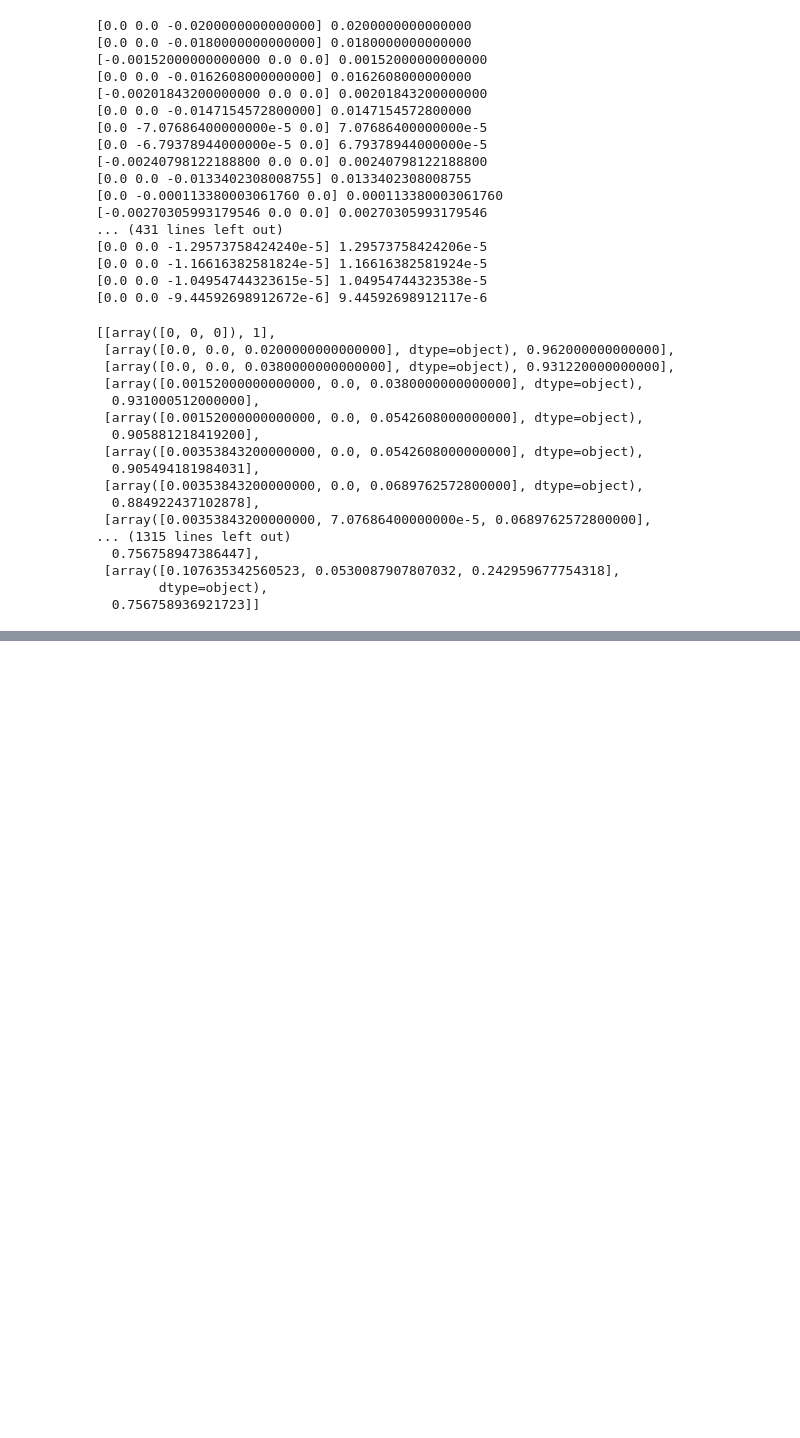
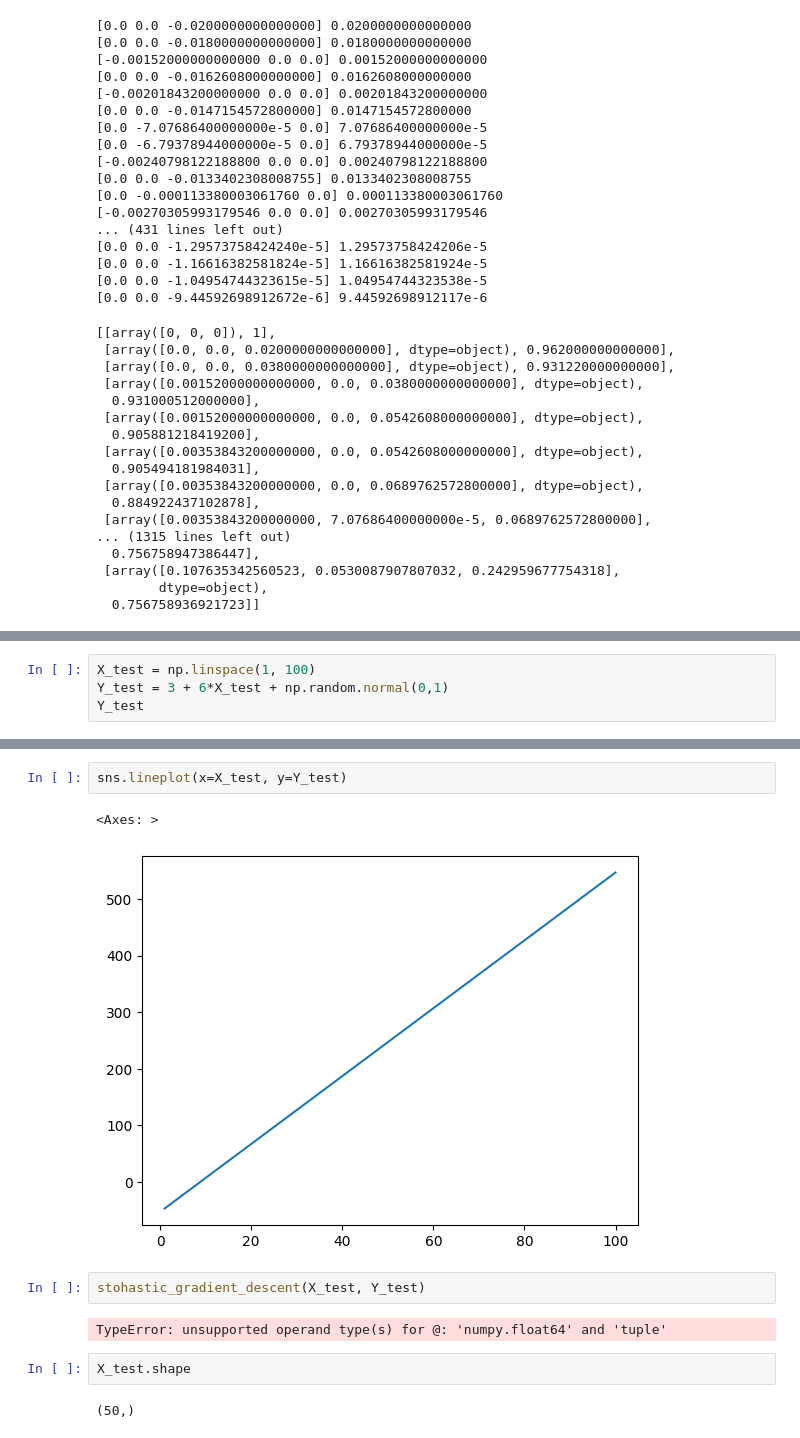
Before and after one commit to gusevvitalij231-lgtm/machine-learning-homework, a Jupyter notebook: Стохастический_град_спуск_практика№1.ipynb, the cells around one changed output, grey strips where cells are left out. Drawn from its saved outputs; the diff is of its cells as text; blank space fills up the shorter version.

```diff
--- a/Стохастический_град_спуск_практика№1.ipynb
+++ b/Стохастический_град_спуск_практика№1.ipynb
@@ -90,0 +160,4 @@ stohastic_gradient_descent(['x_1', 'x_2', 'x_3'], 5*x_1**2 + 2*x_2**2 + 5*x_3**2
+# %%
+X_test = np.linspace(1, 100)
+Y_test = 3 + 6*X_test + np.random.normal(0,1)
+Y_test
@@ -90,0 +178,13 @@ stohastic_gradient_descent(['x_1', 'x_2', 'x_3'], 5*x_1**2 + 2*x_2**2 + 5*x_3**2
+# %%
+sns.lineplot(x=X_test, y=Y_test)
+# %% [output]
+<Axes: >
+[figure, added]
+# %%
+stohastic_gradient_descent(X_test, Y_test)
+# %% [output]
+TypeError: unsupported operand type(s) for @: 'numpy.float64' and 'tuple'
+# %%
+X_test.shape
+# %% [output]
+(50,)
```
Also changed, not shown: parts of 15 cells of this notebook, 2 other files.
